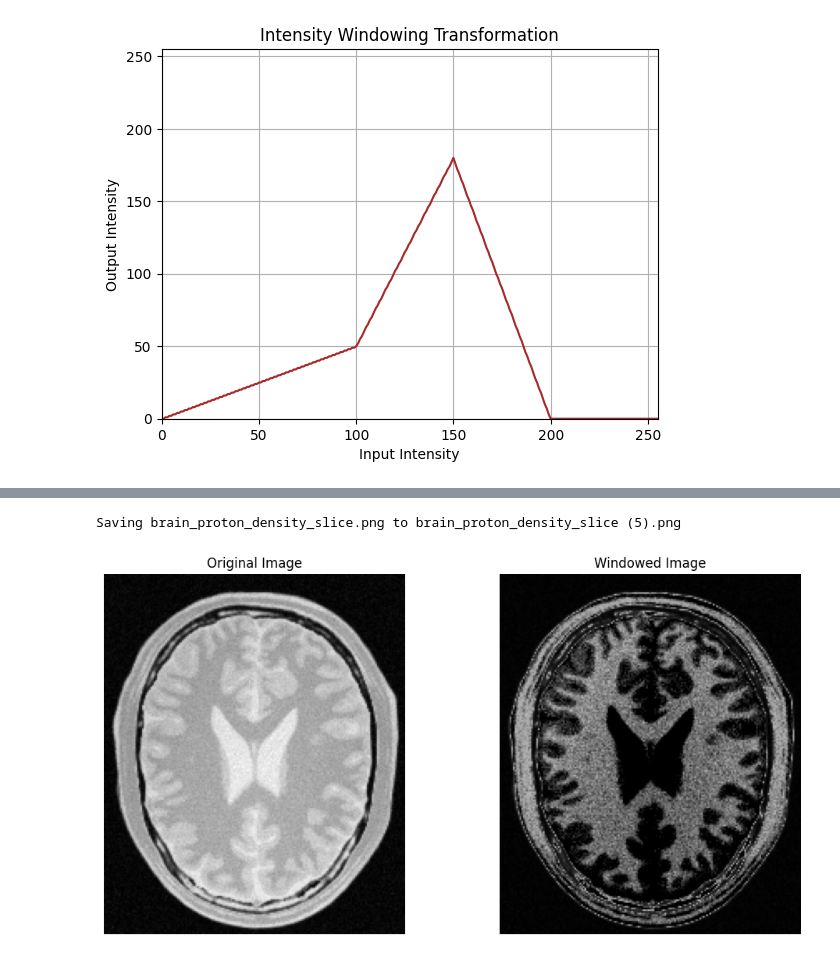
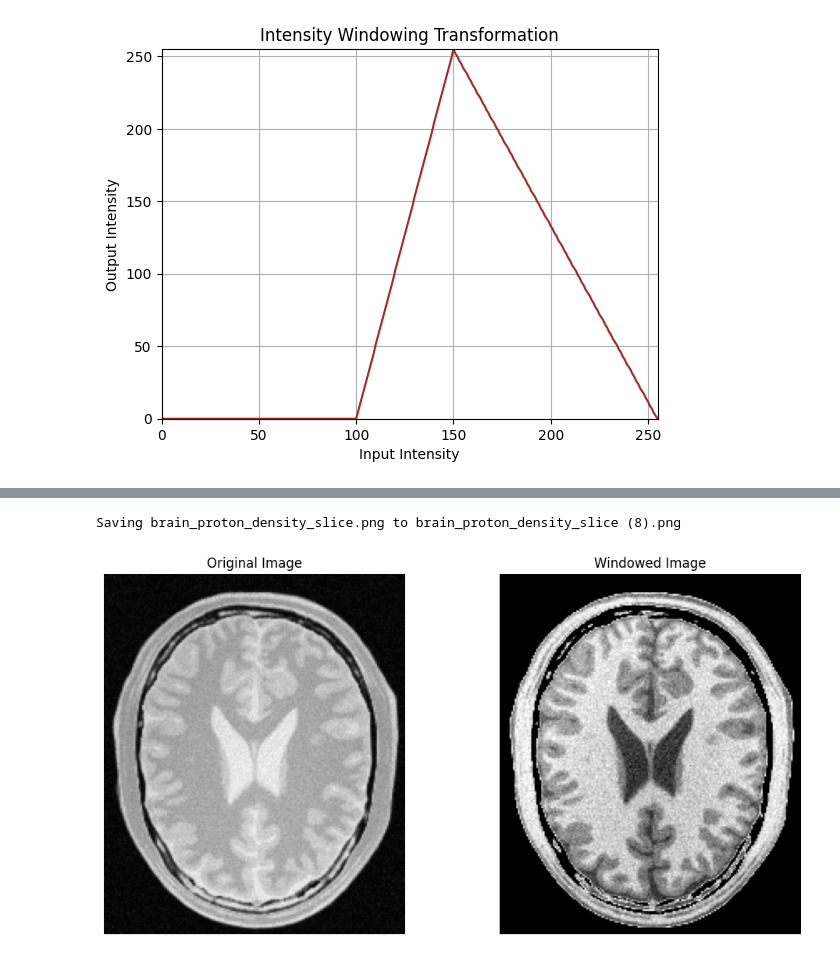
Before and after one commit to NadhaIrshad/In22-S5-EN3160---Image-Processing-and-Machine-Vision, a Jupyter notebook: Assignment_1_on_Intensity_Transformations_and_Neighborhood_Filtering.ipynb, the cells around one changed output, grey strips where cells are left out. Saved outputs shown, nothing was run; the diff lists cells and outputs as text; code cells hidden in the pictures.

```diff
--- a/Assignment_1_on_Intensity_Transformations_and_Neighborhood_Filtering.ipynb
+++ b/Assignment_1_on_Intensity_Transformations_and_Neighborhood_Filtering.ipynb
@@ -149,68 +138,50 @@ import numpy as np
 import matplotlib.pyplot as plt
 from google.colab import files
 
-# --- Step 1: Define control points ---
-# (input_intensity, output_intensity)
 points = np.array([
-    (0, 0),       # Start
-    (100, 50),    # Darken darker pixels
-    (150, 180),   # Brighten mid-tones
-    (200, 0),   # Push higher pixels to white
-    (255, 0)    # Keep white as white
+    (0, 0),        # Keep black as black
+    (100, 0),      # Darken all below gray matter
+    (150, 255),    # Boost gray matter range to white
+    (255, 0)       # Darken brighter regions (white matter)
 ])
 
-# --- Step 2: Build transformation function manually ---
-
-# Segment 1: from (0,0) → (100,50)
 t1 = np.linspace(points[0][1], points[1][1],
                  points[1][0] - points[0][0] + 1).astype(np.uint8)
-
-# Segment 2: from (100,50) → (150,200)
 t2 = np.linspace(points[1][1], points[2][1],
                  points[2][0] - points[1][0] + 1).astype(np.uint8)
-
-# Segment 3: from (150,200) → (200,255)
 t3 = np.linspace(points[2][1], points[3][1],
                  points[3][0] - points[2][0] + 1).astype(np.uint8)
+#t4 = np.linspace(points[3][1], points[4][1], points[4][0] - points[3][0] + 1).astype(np.uint8)
 
-# Segment 4: from (200,255) → (255,255)
-t4 = np.linspace(points[3][1], points[4][1],
-                 points[4][0] - points[3][0] + 1).astype(np.uint8)
+transform = np.concatenate((t1, t2[1:], t3[1:]))
+transform = transform[:256]
 
-# Combine into full LUT
-transform = np.concatenate((t1, t2[1:], t3[1:], t4[1:]))  # avoid duplicate points
-transform = transform[:256]  # ensure length is exactly 256
-
-# --- Step 3: Plot the transformation curve ---
 plt.plot(transform, color='brown')
 plt.xlabel('Input Intensity')
 plt.ylabel('Output Intensity')
 plt.title('Intensity Windowing Transformation')
 plt.xlim(0, 255)
 plt.ylim(0, 255)
 plt.grid(True)
 plt.show()
 
-# --- Step 4: Upload image ---
 uploaded = files.upload()
 image_path = list(uploaded.keys())[0]
 img_orig = cv.imread(image_path, cv.IMREAD_GRAYSCALE)
 
-# --- Step 5: Apply transformation ---
 img_transformed = cv.LUT(img_orig, transform)
 
-# --- Step 6: Show results ---
 fig, ax = plt.subplots(1, 2, figsize=(12, 6))
 ax[0].imshow(img_orig, cmap='gray', vmin=0, vmax=255)
 ax[0].set_title('Original Image')
 ax[0].axis('off')
 
 ax[1].imshow(img_transformed, cmap='gray', vmin=0, vmax=255)
 ax[1].set_title('Windowed Image')
 ax[1].axis('off')
 plt.show()
 # %% [output]
-[figure, old version]
+[figure, new version]
 [interactive output not drawn]
-Saving brain_proton_density_slice.png to brain_proton_density_slice (5).png
+Saving brain_proton_density_slice.png to brain_proton_density_slice (8).png
-[figure, old version]
+[figure, new version]
```
Also changed, not shown: parts of 6 cells of this notebook.
